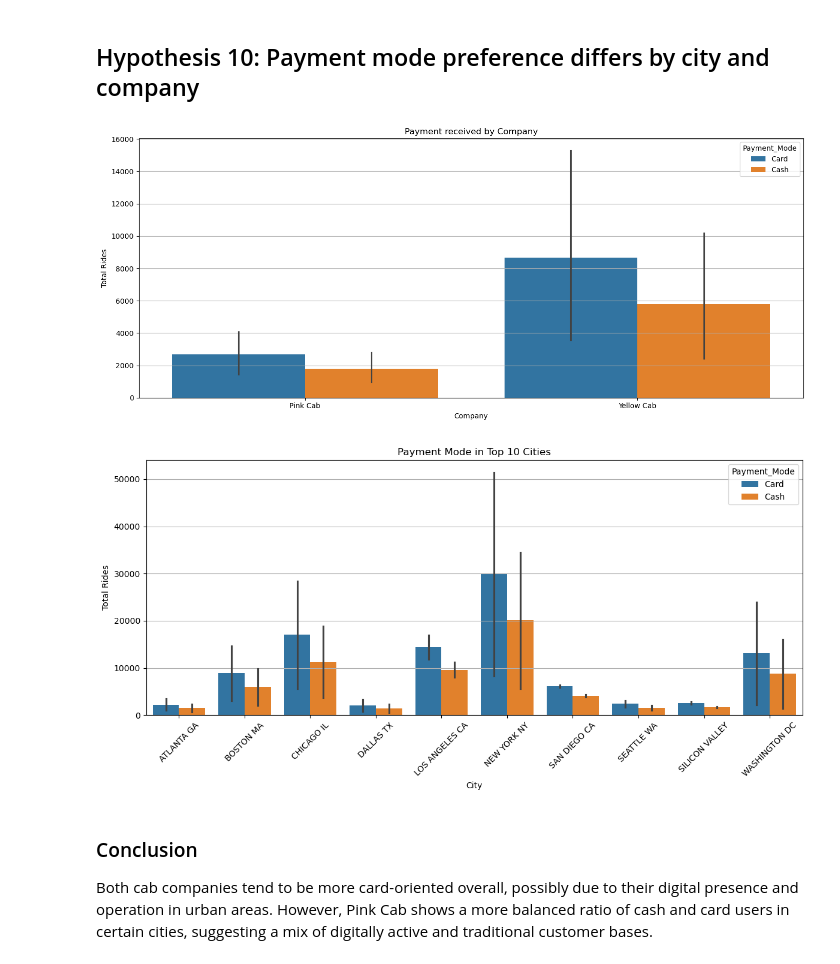
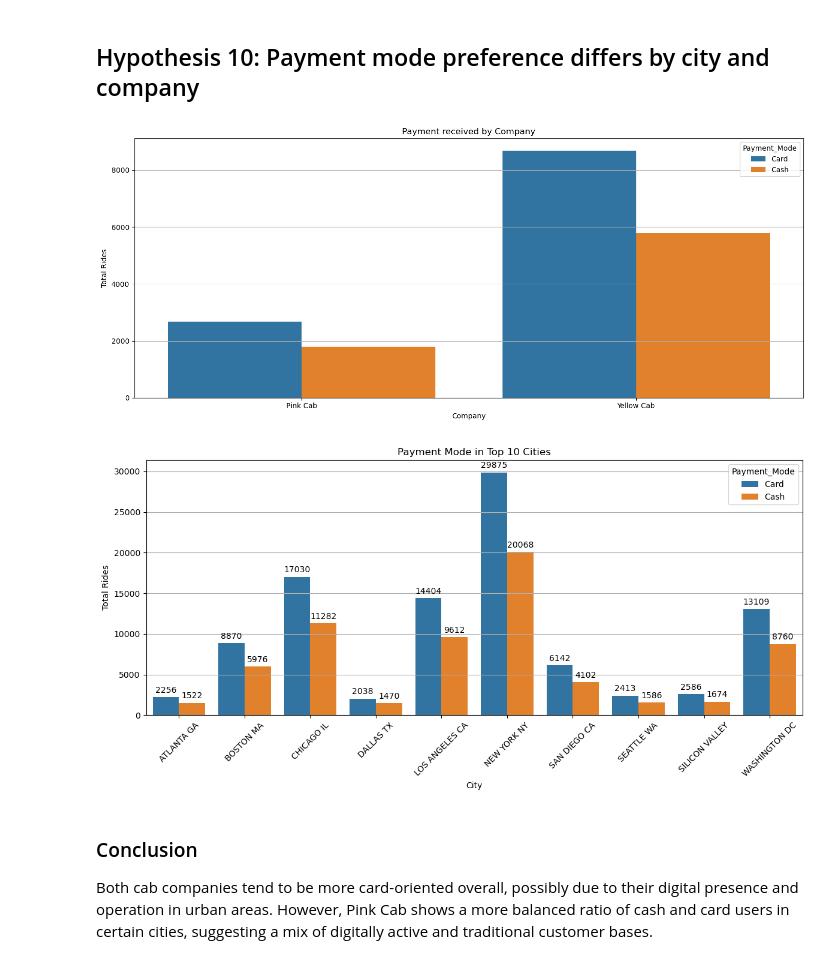
Before and after one commit to SKeval/Cab-Data-Analysis, a Jupyter notebook: case_study.ipynb, the cells around one changed output. Saved outputs shown, nothing was run; the diff lists cells and outputs as text; code cells hidden in the pictures.

```diff
--- a/case_study.ipynb
+++ b/case_study.ipynb
@@ -671,14 +700,14 @@ Payment_Data = Master_Data.groupby(['City','Company','Payment_Mode'])['Transacti
 Payment_Data.rename(columns={'Transaction ID': 'Total Rides'},inplace=True)
 # %%
 plt.figure(figsize=(14, 6))
-sns.barplot(data=Payment_Data, x='Company', y='Total Rides', hue='Payment_Mode')
+sns.barplot(data=Payment_Data, x='Company', y='Total Rides', hue='Payment_Mode',errorbar=None)
 plt.title('Payment received by Company')
 plt.grid(axis='y')
 plt.ylabel('Total Rides')
 plt.tight_layout()
 plt.show()
 # %% [output]
-[figure, old version]
+[figure, new version]
 # %%
 top_cities = Payment_Data.groupby('City')['Total Rides'].sum().nlargest(10).index
 
@@ -686,14 +715,16 @@ top_payment_data = Payment_Data[Payment_Data['City'].isin(top_cities)]
 
 
 plt.figure(figsize=(12, 6))
-sns.barplot(data=top_payment_data, x='City', y='Total Rides', hue='Payment_Mode')
+ax = sns.barplot(data=top_payment_data, x='City', y='Total Rides', hue='Payment_Mode',errorbar=None)
 plt.title('Payment Mode in Top 10 Cities')
 plt.grid(axis='y')
 plt.xticks(rotation=45)
 plt.tight_layout()
+for container in ax.containers:
+    ax.bar_label(container, fmt='%.0f',label_type='edge',padding=3)
 plt.show()
 # %% [output]
-[figure, old version]
+[figure, new version]
 # %% [markdown]
 ### Conclusion
 Both cab companies tend to be more card-oriented overall, possibly due to their digital presence and operation in urban areas.
```
Also changed, not shown: parts of 19 cells of this notebook.
